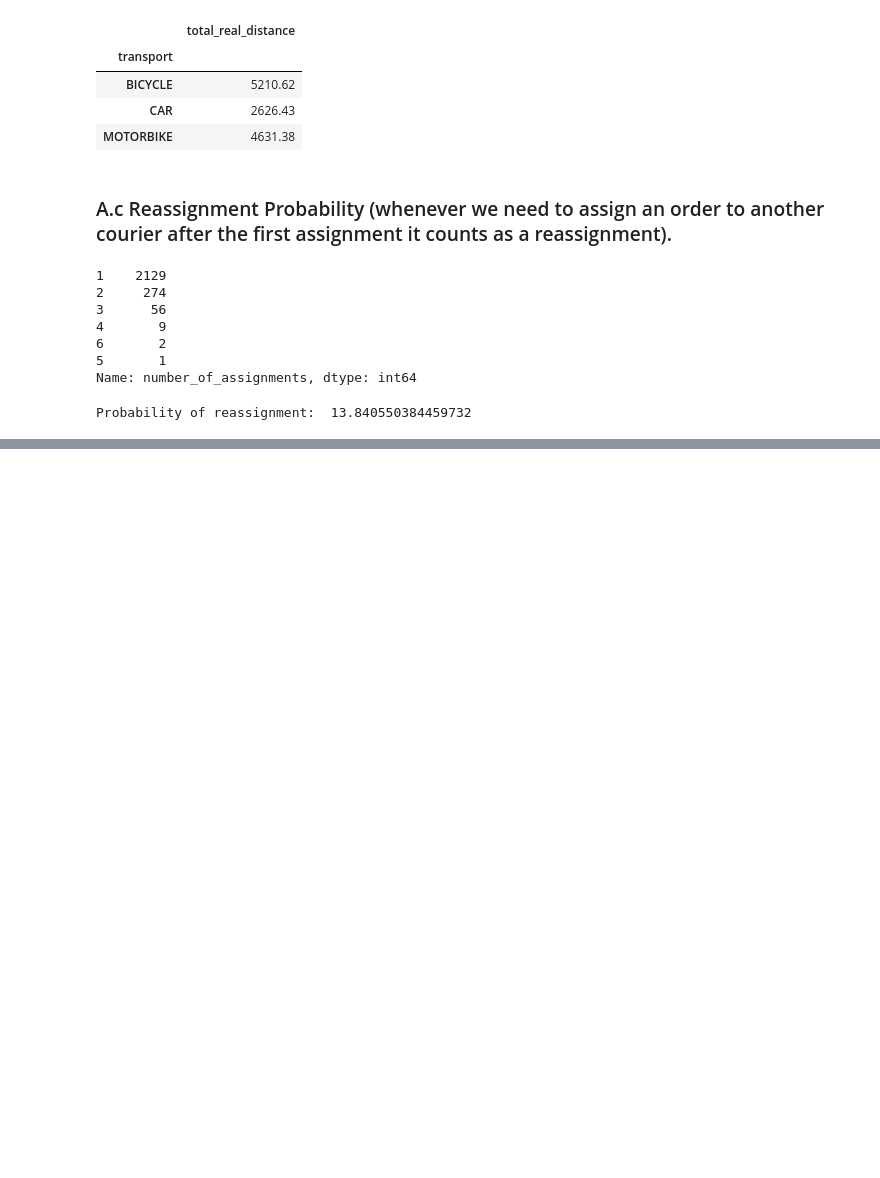
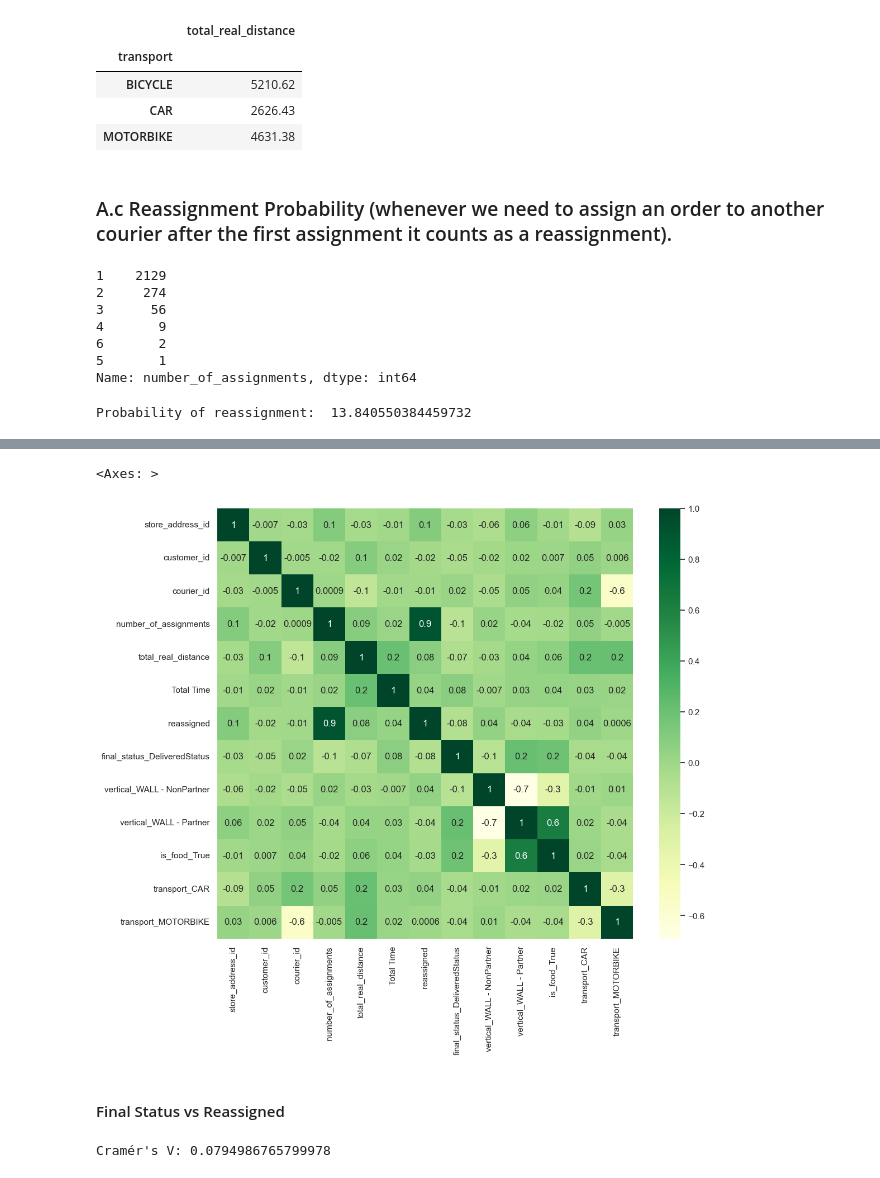
Before and after one commit to jorgecompleto/Fintech-Payments, a Jupyter notebook: Business_Case.ipynb, the cells around one changed output, grey strips where cells are left out. Saved outputs shown, nothing was run; the diff lists cells and outputs as text; code cells hidden in the pictures; blank space fills up the shorter version.

```diff
--- a/Business_Case.ipynb
+++ b/Business_Case.ipynb
@@ -55,3 +64,6 @@ termination_time                            datetime64[ns]
 Count                                              float64
 Total Time                                           int64
 dtype: object
+# %%
+df.set_index("id", inplace=True)
+df.head()
@@ -287,0 +362,9 @@ Probability of reassignment:  13.840550384459732
+# %%
+df["reassigned"] = 0
+df.loc[df.number_of_assignments > 1, "reassigned"] = 1
+# %%
+categorical_columns = ["final_status", "vertical", "is_food", "transport"]
+
+df_encoded = pd.get_dummies(df, columns=categorical_columns, drop_first=True)
+
+df_encoded
@@ -287,0 +419,22 @@ Probability of reassignment:  13.840550384459732
+# %%
+sns.set(font_scale=1)
+df_corr = df_encoded.corr(method="pearson")
+figure = plt.figure(figsize=(12, 10))
+sns.heatmap(df_corr, cmap="YlGn", annot=True, fmt=".1g")
+# %% [output]
+<Axes: >
+[figure, added]
+# %% [markdown]
+#### Final Status vs Reassigned
+# %%
+# Create a contingency table
+contingency_table = pd.crosstab(df["reassigned"], df["final_status"])
+
+# Calculate Cramér's V
+chi2, _, _, _ = chi2_contingency(contingency_table)
+n = df.shape[0]
+V = np.sqrt(chi2 / (n * (min(contingency_table.shape) - 1)))
+
+print(f"Cramér's V: {V}")
+# %% [output]
+Cramér's V: 0.0794986765799978
```
Also changed, not shown: parts of 36 cells of this notebook.
